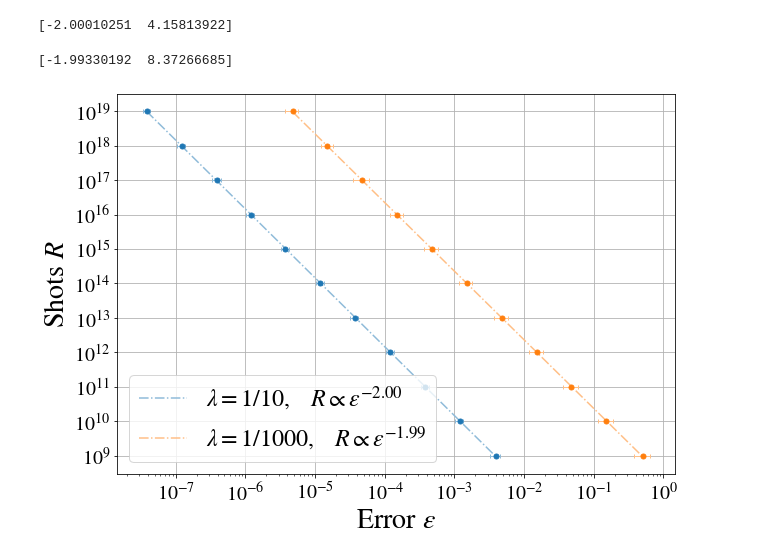
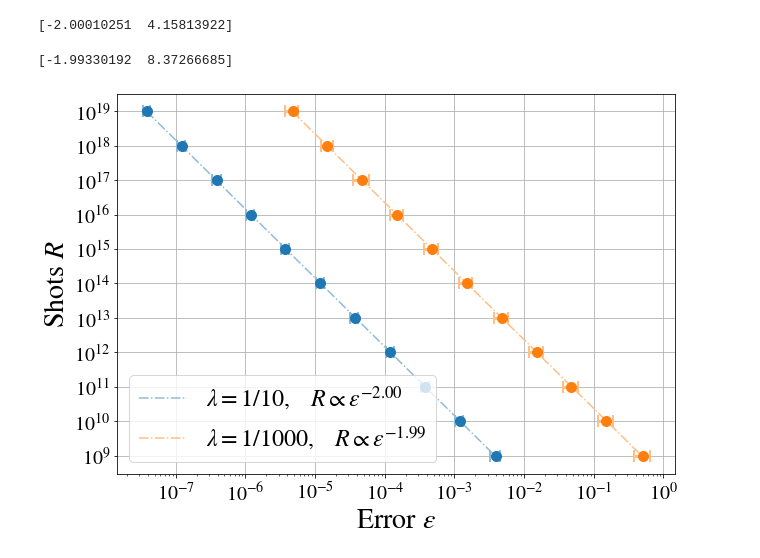
Before and after one commit to gentinettagian/complexity_of_qsvms, a Jupyter notebook: dual_qsvm/plot_tests.ipynb, the cells around one changed output. Drawn from its saved outputs; the diff is of its cells as text; code cells hidden in the pictures.

Commit message:
bigger markers

```diff
--- a/dual_qsvm/plot_tests.ipynb
+++ b/dual_qsvm/plot_tests.ipynb
@@ -90,33 +90,33 @@ for i, C in enumerate(Cs):
                 if svm_R.fit(K_R, y):
                     h_R = svm_R.decision_function(K_R)
                     epsilons[i, j, l] = np.max(np.abs(h - h_R))
                     kernel_bad = False
                 else:
                     print(f'failed {R}')
                     s = s + 1
 
 
     means = np.mean(epsilons[i,:],axis=0)
     upper = np.quantile(epsilons[i,:], upper_percentile, axis=0)
     lower = np.quantile(epsilons[i,:],lower_percentile,axis=0)
     errors = np.array([means - lower, upper - means])
 
-    plt.errorbar(means,shots,xerr=errors,marker='.',ecolor=colors_light[i],elinewidth=1.,ls='',capsize=2,
-        color=colors[i], ms=10)
+    plt.errorbar(means,shots,xerr=errors,marker='.',ecolor=colors_light[i],elinewidth=3.,ls='',capsize=6,
+        color=colors[i], ms=20,capthick=2.)
 
     p = np.polyfit(np.log10(means),np.array(shots),1)
     print(p)
     efine = np.geomspace(np.min(means),np.max(means),1000)
     plt.plot(efine,p[1] + np.log10(efine)*(p[0]),linestyle='-.',label=r'$\lambda = 1/{{%s}},\quad R\propto\varepsilon^{{%.2f}}$'%(int(C),p[0]),color=colors_light[i])
 
 plt.xscale('log')
 plt.yticks(shots,[r'$10^{{%s}}$'%R for R in shots])
 plt.xlabel(r'Error $\varepsilon$')
 plt.ylabel(r'Shots $R$')
 plt.grid()
 plt.legend(loc='lower left')
 plt.savefig(f'plots/dual_exponent_{sep}.png',dpi=300,bbox_inches='tight')
 # %% [output]
 [-2.00010251  4.15813922]
 [-1.99330192  8.37266685]
-[figure, old version]
+[figure, new version]
```
Also changed, not shown: 5 other files.
